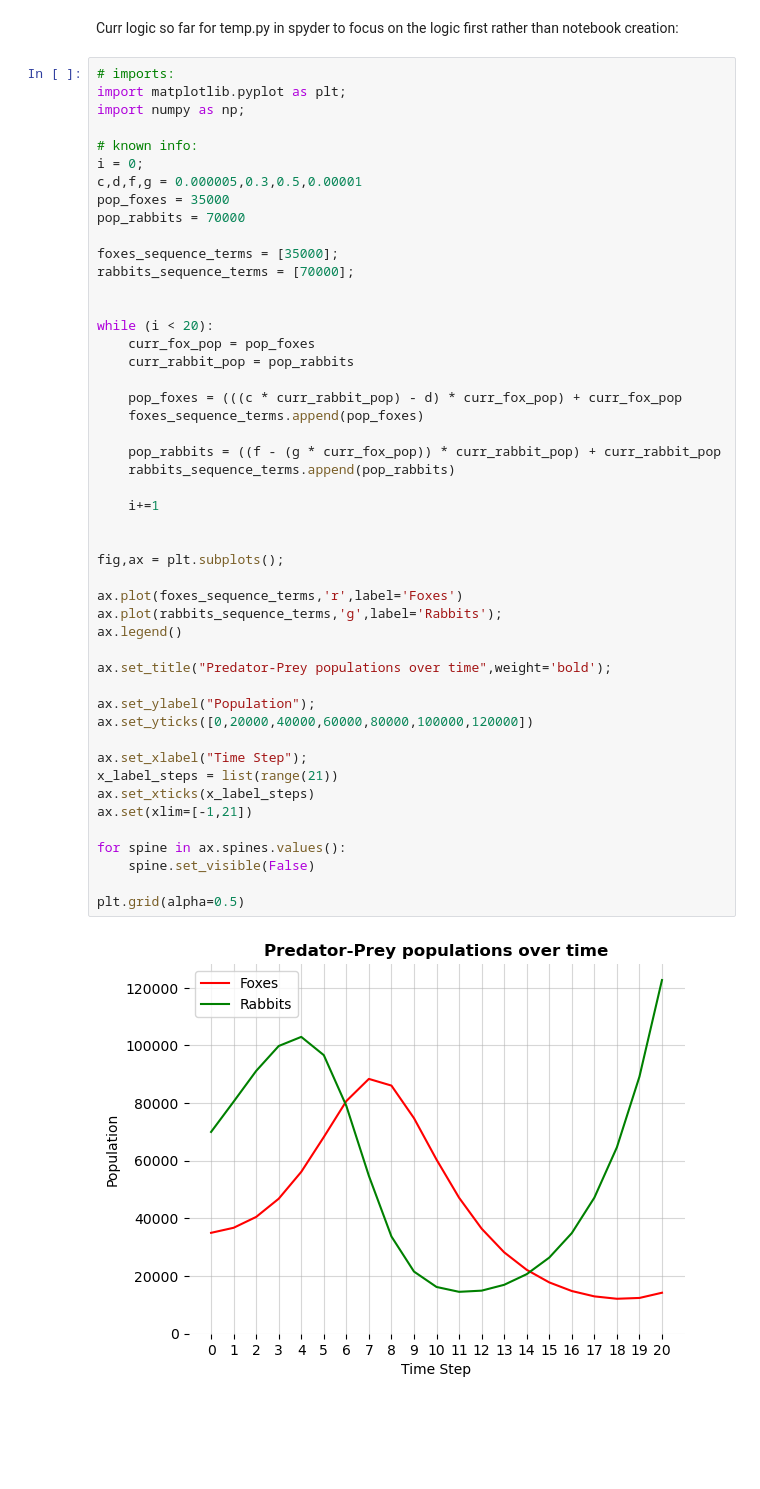
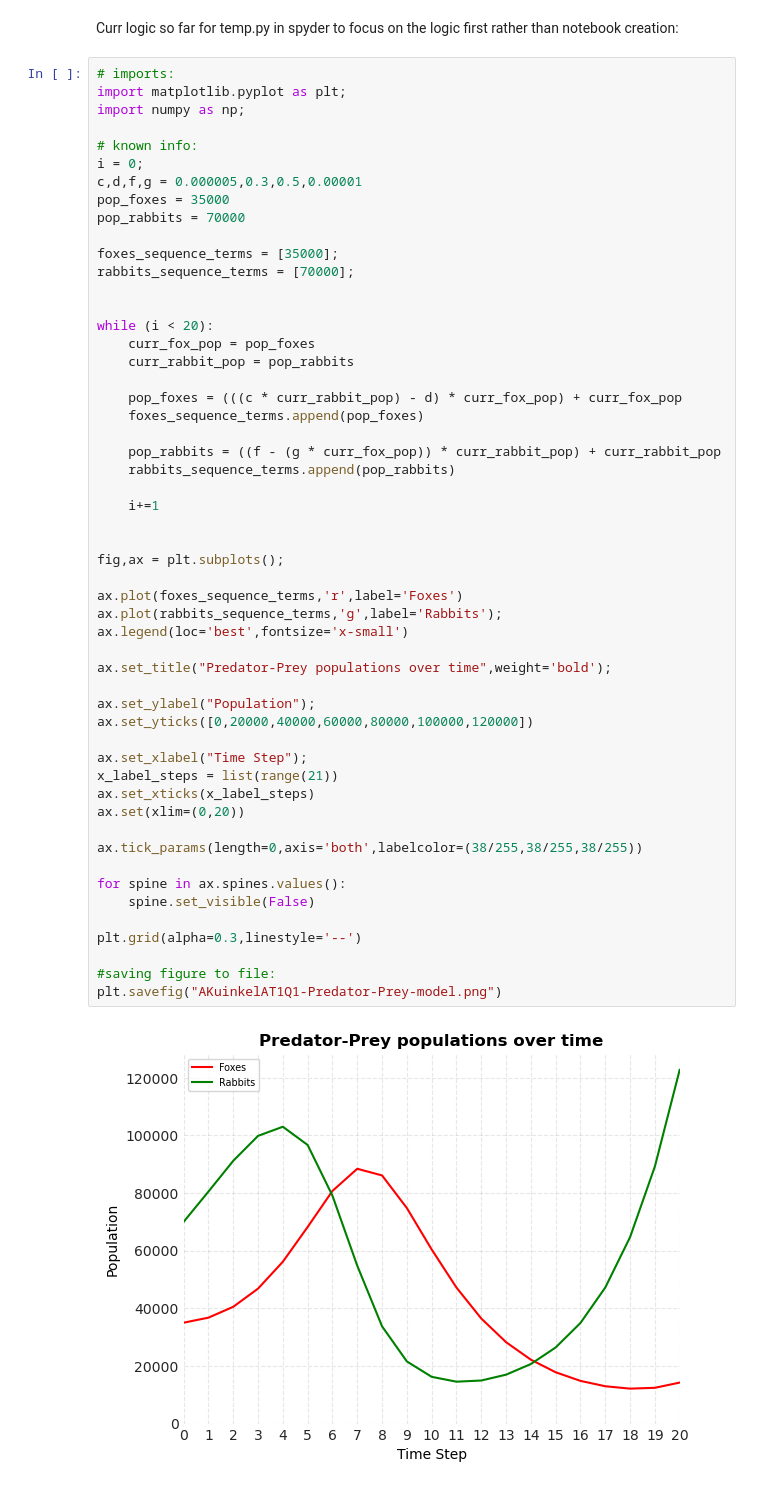
Before and after one commit to AKuinkel/cosc102-at1, a Jupyter notebook: AKuinkelAT1.ipynb, the cells around one changed output. Drawn from its saved outputs; the diff is of its cells as text; blank space fills up the shorter version.

```diff
--- a/AKuinkelAT1.ipynb
+++ b/AKuinkelAT1.ipynb
@@ -32,34 +32,39 @@ while (i < 20):
     curr_fox_pop = pop_foxes
     curr_rabbit_pop = pop_rabbits
 
     pop_foxes = (((c * curr_rabbit_pop) - d) * curr_fox_pop) + curr_fox_pop
     foxes_sequence_terms.append(pop_foxes)
 
     pop_rabbits = ((f - (g * curr_fox_pop)) * curr_rabbit_pop) + curr_rabbit_pop
     rabbits_sequence_terms.append(pop_rabbits)
 
     i+=1
 
 
 fig,ax = plt.subplots();
 
 ax.plot(foxes_sequence_terms,'r',label='Foxes')
 ax.plot(rabbits_sequence_terms,'g',label='Rabbits');
-ax.legend()
+ax.legend(loc='best',fontsize='x-small')
 
 ax.set_title("Predator-Prey populations over time",weight='bold');
 
 ax.set_ylabel("Population");
 ax.set_yticks([0,20000,40000,60000,80000,100000,120000])
 
 ax.set_xlabel("Time Step");
 x_label_steps = list(range(21))
 ax.set_xticks(x_label_steps)
-ax.set(xlim=[-1,21])
+ax.set(xlim=(0,20))
+
+ax.tick_params(length=0,axis='both',labelcolor=(38/255,38/255,38/255))
 
 for spine in ax.spines.values():
     spine.set_visible(False)
 
-plt.grid(alpha=0.5)
+plt.grid(alpha=0.3,linestyle='--')
+
+#saving figure to file:
+plt.savefig("AKuinkelAT1Q1-Predator-Prey-model.png")
 # %% [output]
-[figure, old version]
+[figure, new version]
```
